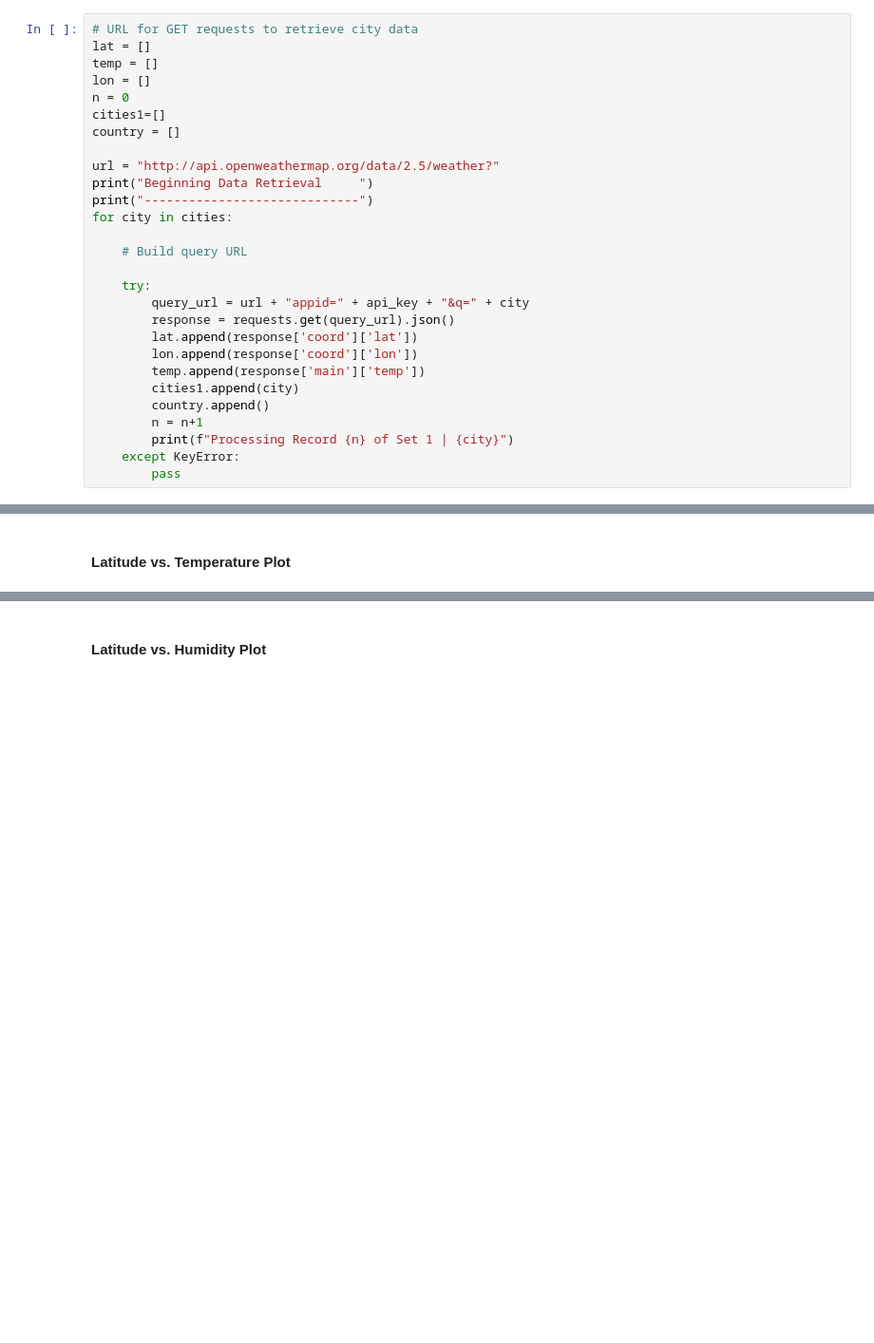
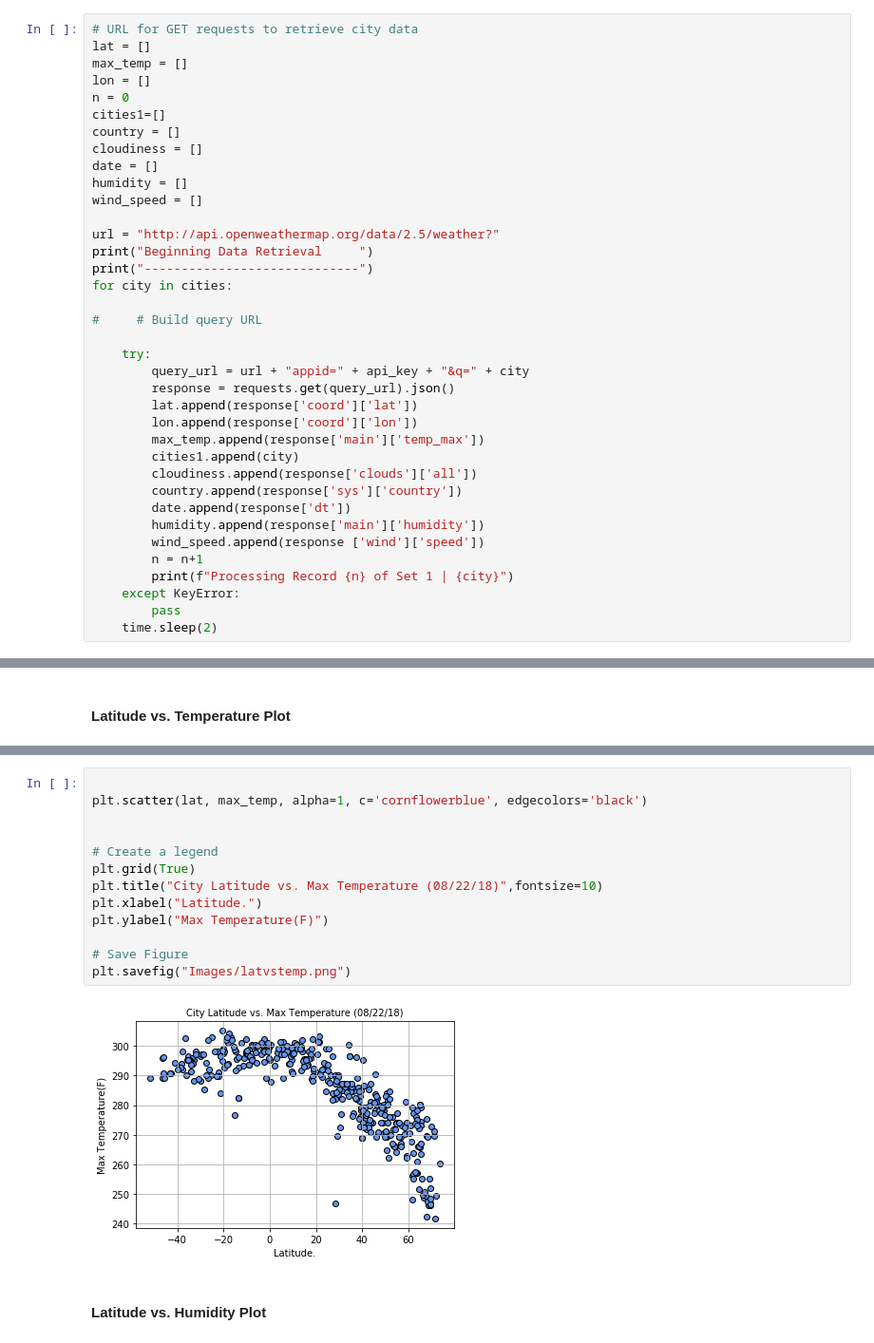
Before and after one commit to nagaraj9b/Python_api, a Jupyter notebook: WeatherPy.ipynb, the cells around one changed output, grey strips where cells are left out. Shown: that part at 95% size. Cells and saved outputs as stored; diff of their text form; blank space fills up the shorter version.

```diff
--- a/WeatherPy.ipynb
+++ b/WeatherPy.ipynb
@@ -62,31 +63,40 @@ len(cities)
 # %%
 # URL for GET requests to retrieve city data
 lat = []
-temp = []
+max_temp = []
 lon = []
 n = 0
 cities1=[]
 country = []
+cloudiness = []
+date = []
+humidity = []
+wind_speed = []
 
 url = "http://api.openweathermap.org/data/2.5/weather?"
 print("Beginning Data Retrieval     ")
 print("-----------------------------")
 for city in cities:
 
-    # Build query URL
+#     # Build query URL
 
     try:
         query_url = url + "appid=" + api_key + "&q=" + city
         response = requests.get(query_url).json()
         lat.append(response['coord']['lat'])
         lon.append(response['coord']['lon'])
-        temp.append(response['main']['temp'])
+        max_temp.append(response['main']['temp_max'])
         cities1.append(city)
-        country.append()
+        cloudiness.append(response['clouds']['all'])
+        country.append(response['sys']['country'])
+        date.append(response['dt'])
+        humidity.append(response['main']['humidity'])
+        wind_speed.append(response ['wind']['speed'])
         n = n+1
         print(f"Processing Record {n} of Set 1 | {city}")
     except KeyError:
         pass
+    time.sleep(2)
 # %% [output]
 Beginning Data Retrieval
 -----------------------------
@@ -141,2 +167,17 @@ dtype: int64
+# %%
+
+plt.scatter(lat, max_temp, alpha=1, c='cornflowerblue', edgecolors='black')
+
+
+# Create a legend
+plt.grid(True)
+plt.title("City Latitude vs. Max Temperature (08/22/18)",fontsize=10)
+plt.xlabel("Latitude.")
+plt.ylabel("Max Temperature(F)")
+
+# Save Figure
+plt.savefig("Images/latvstemp.png")
+# %% [output]
+[figure, added]
 # %% [markdown]
 #### Latitude vs. Humidity Plot
```
Also changed, not shown: parts of 14 cells of this notebook, 5 other files.
